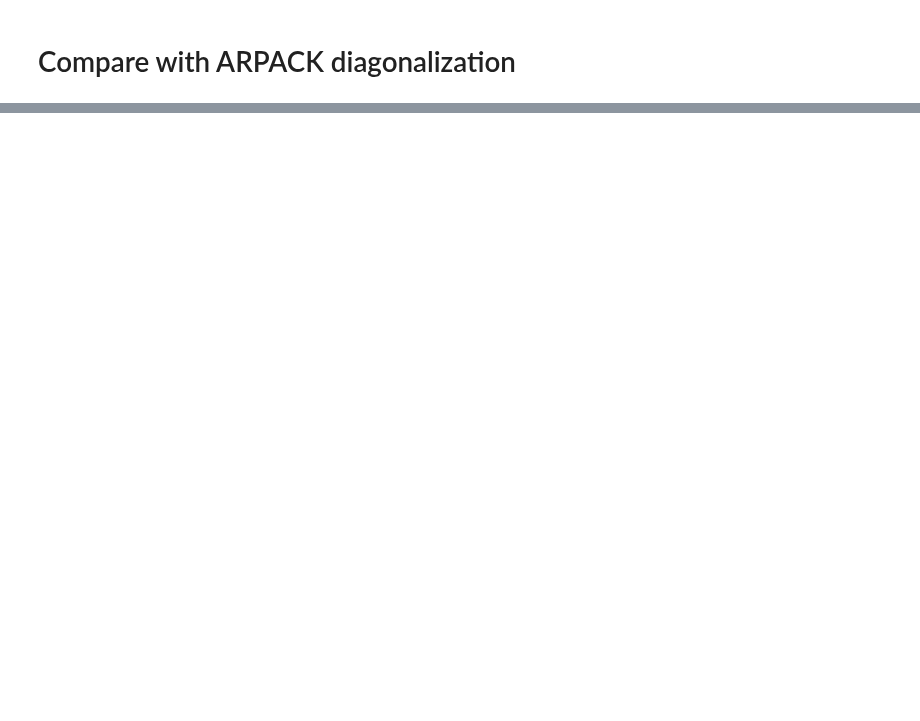
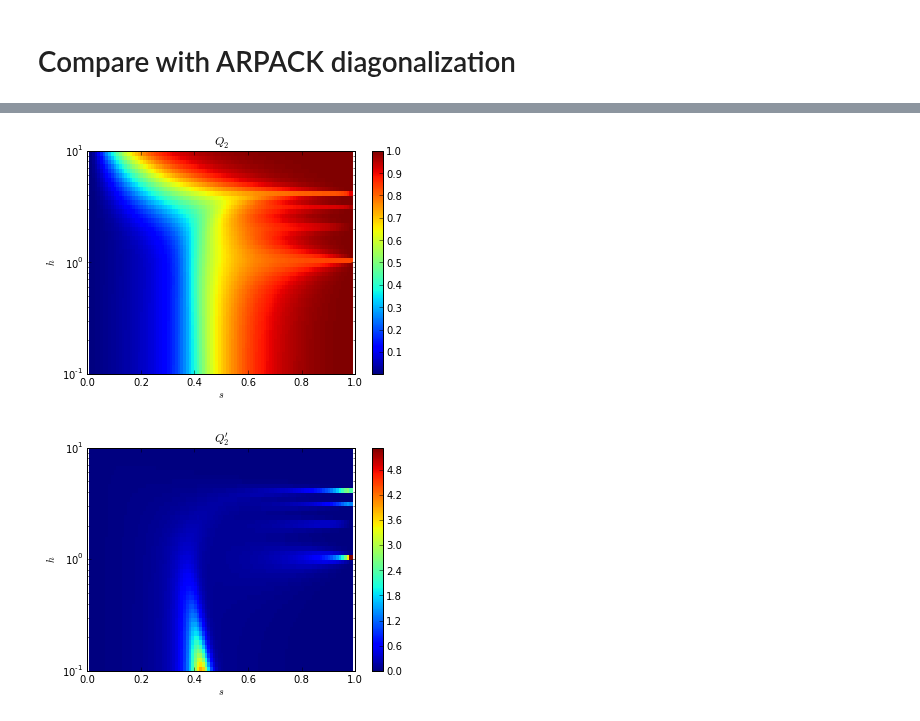
Before and after one commit to mcwitt/quantum-graph-isomorphism, a Jupyter notebook: analysis/susc.ipynb, the cells around one changed output, grey strips where cells are left out. Drawn from its saved outputs; the diff is of its cells as text; code cells hidden in the pictures; blank space fills up the shorter version.

Commit message:
Add save_graph function, work on notebooks.

```diff
--- a/analysis/susc.ipynb
+++ b/analysis/susc.ipynb
@@ -9,0 +8,3 @@ df = df.drop('ver', axis=1)
+# %%
+files = glob.glob('g13?.txt-dh1e*.out')
+files
@@ -9,0 +18,3 @@ df = df.drop('ver', axis=1)
+# %%
+data = load_files(files)
+data.head()
@@ -78,0 +88,3 @@ for ga, gb in combinations(graph_files, 2):
+# %%
+df = pd.read_csv('n13-arpack.out').set_index(['ver', 'graph', 'h', 'dh', 's'])
+df.head()
@@ -78,0 +99,3 @@ for ga, gb in combinations(graph_files, 2):
+# %%
+data = pd.concat((data, df))
+data.head()
@@ -78,0 +110,14 @@ for ga, gb in combinations(graph_files, 2):
+# %%
+xs = data.xs(['v0.3', 'g13a.txt', 1e-3], level=['ver', 'graph', 'dh'])
+plot_heatmap(xs.q2.unstack('s'))
+xlabel('$s$'); ylabel('$h$')
+title('${}$'.format(symbol('q2')))
+savefig('q2.png')
+figure()
+plot_heatmap(xs.q2p.unstack('s'))
+xlabel('$s$'); ylabel('$h$')
+title('${}$'.format(symbol('q2p')));
+savefig('q2p.png')
+# %% [output]
+[figure, added]
+[figure, added]
```
Also changed, not shown: parts of 15 cells of this notebook, 4 other files.
